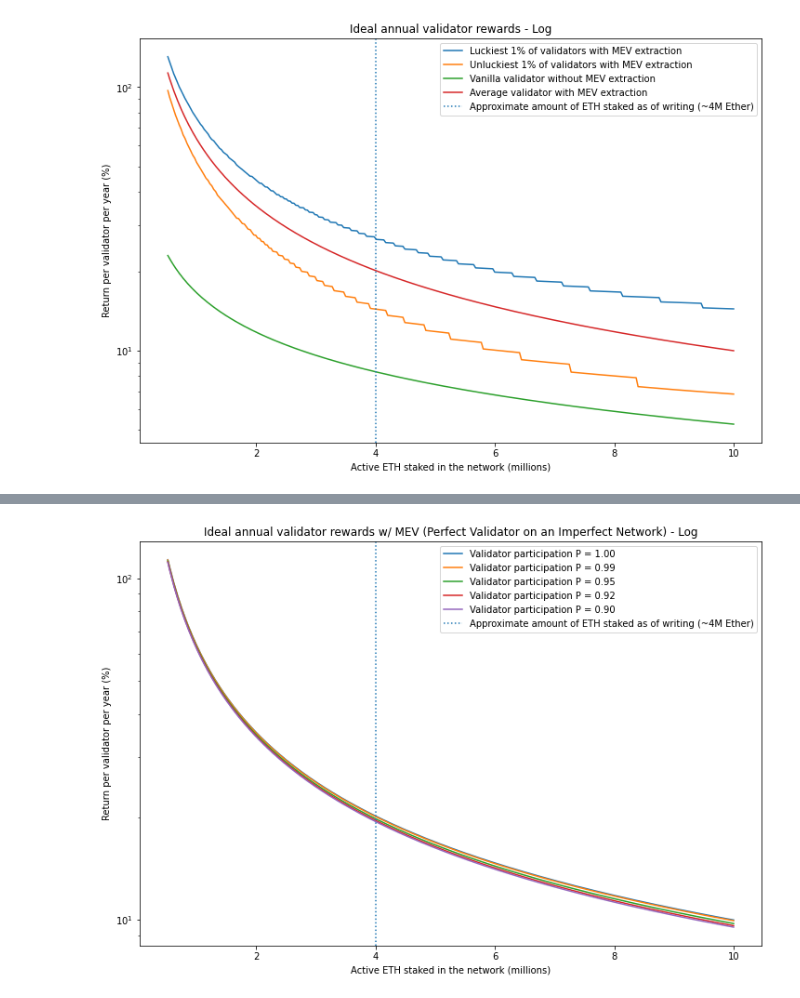
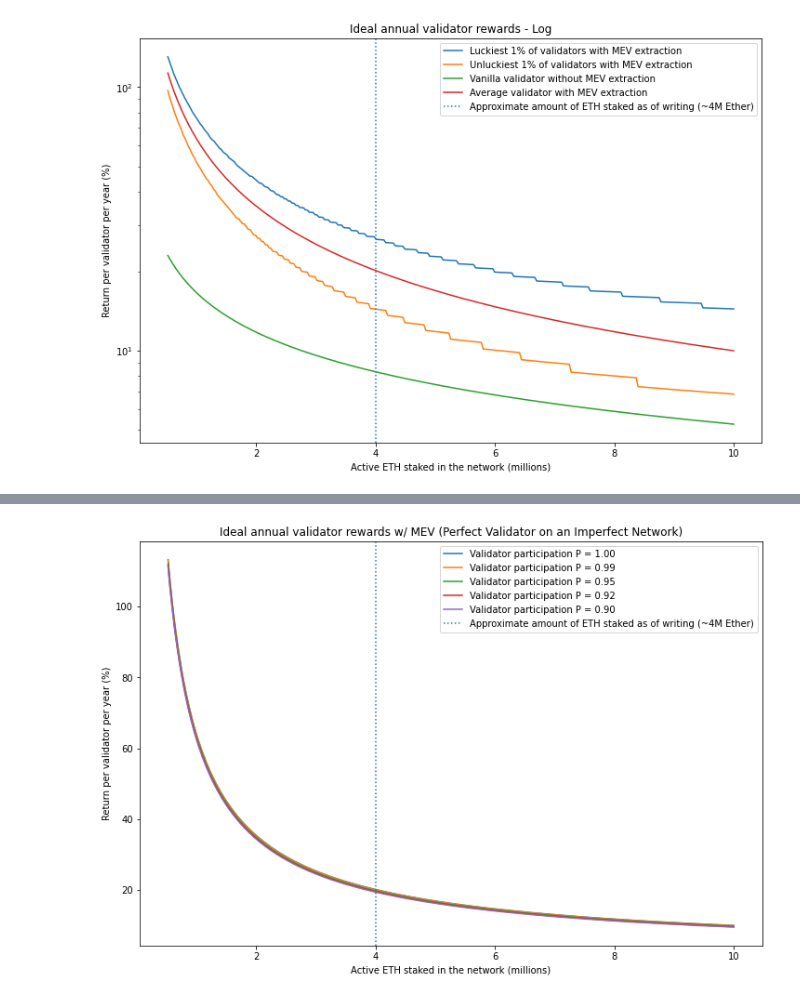
Before and after one commit to taarushv/eth2-mev-rewards, a Jupyter notebook: eth2-mev-calc.ipynb, the cells around one changed output, grey strips where cells are left out. Cells and saved outputs as stored; diff of their text form; code cells hidden in the pictures.

```diff
--- a/final-eth2-mev-calc.ipynb
+++ b/eth2-mev-calc.ipynb
@@ -27,11 +59,10 @@ upper_bound_for_active_staked_eth = 10e6 # 10M
 # %%
 # tabulate returns for various amounts of validators with and without MEV
-
 # setup an array of various # of possible active validators
 n_validators = [524288 // 32, 50000, 100000, 120000, 150000, 200000, 250000, 300000, 10000000 // 32]
 staked = [32 * n for n in n_validators] # ETH actively staked in the network
 ideal_reward = [4 * annualised_base_reward(n) for n in n_validators]
-ideal_reward_with_mev = [(4 * annualised_base_reward(n) +  avg_mev_reward_per_block * average_blocks_proposed_per_year(n)) for n in n_validators]
+ideal_reward_with_mev = [(4 * annualised_base_reward(n) +  (avg_mev_reward_per_block * average_blocks_proposed_per_year(n))) for n in n_validators]
 annual_yield = [100 * r / 32 for r in ideal_reward]
 annual_yield_with_mev = [100 * r / 32 for r in ideal_reward_with_mev]
 delta = []
@@ -187,33 +269,33 @@ leg = ax.legend()
 # Perfect validator on an Imperfect Network
 
 # plot reward for perfect validator in several participation level contexts
 participation_rate = [1,0.99,0.95,0.92,0.90]
 
 n_validators = [n for n in range(lower_bound_for_active_staked_eth//32,int(upper_bound_for_active_staked_eth)//32,1000)]
 base_reward = [annualised_base_reward(n) for n in n_validators]
 
 fig, ax = plt.subplots(figsize=(12, 8))
 
 r_100000 = []
 for P in participation_rate:
     accuracy_rewards = [P * 3 * r for r in base_reward]
     if P < 1:
         inclusion_reward = [(7/8) * r * P * math.log(P) / (P-1) for r in base_reward]
     else:
         inclusion_reward = [(7/8) * r for r in base_reward]
 
     block_reward = [(1/8) * r * P for r in base_reward]
     total_reward = [accuracy_rewards[i] + inclusion_reward[i] + block_reward[i]
                     for i in range(len(block_reward))]
     total_reward = [total_reward[i] + (avg_mev_reward_per_block * average_blocks_proposed_per_year(n)) for i, n in enumerate(n_validators)]
     ax.plot([n * 32e-6 for n in n_validators], [100 * r / 32 for r in total_reward], label=f'Validator participation P = {P:.2f}')
     r_100000.append(total_reward[50])
 
 ax.set_xlabel('Active ETH staked in the network (millions)')
 ax.set_ylabel('Return per validator per year (%)')
 plt.axvline(x=4, linestyle="dotted", label="Approximate amount of ETH staked as of writing (~4M Ether)")
-ax.set_title('Ideal annual validator rewards w/ MEV (Perfect Validator on an Imperfect Network) - Log')
-ax.set_yscale("log")
+ax.set_title('Ideal annual validator rewards w/ MEV (Perfect Validator on an Imperfect Network)')
+#ax.set_yscale("log")
 leg = ax.legend()
 # %% [output]
-[figure, old version]
+[figure, new version]
```
Also changed, not shown: parts of 5 cells of this notebook, 1 other file.
